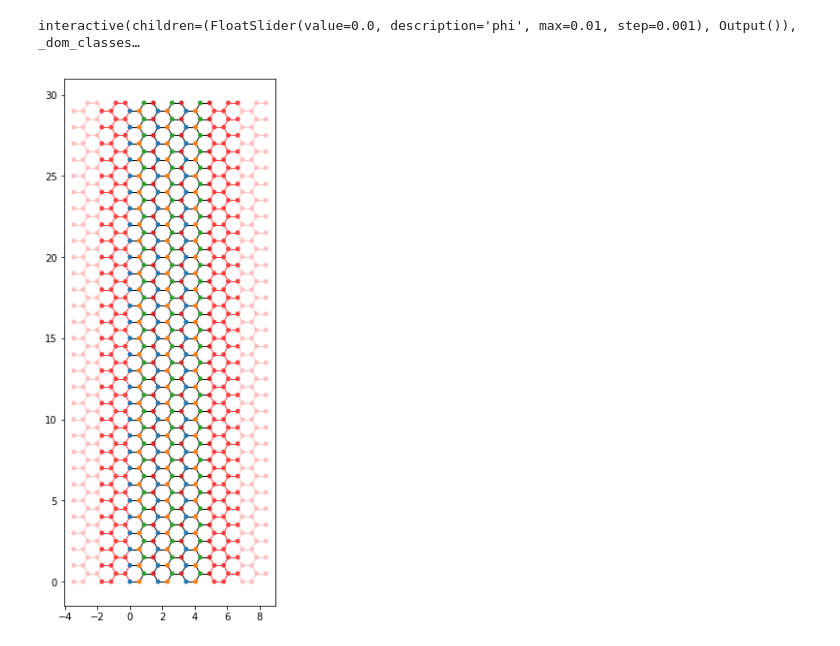
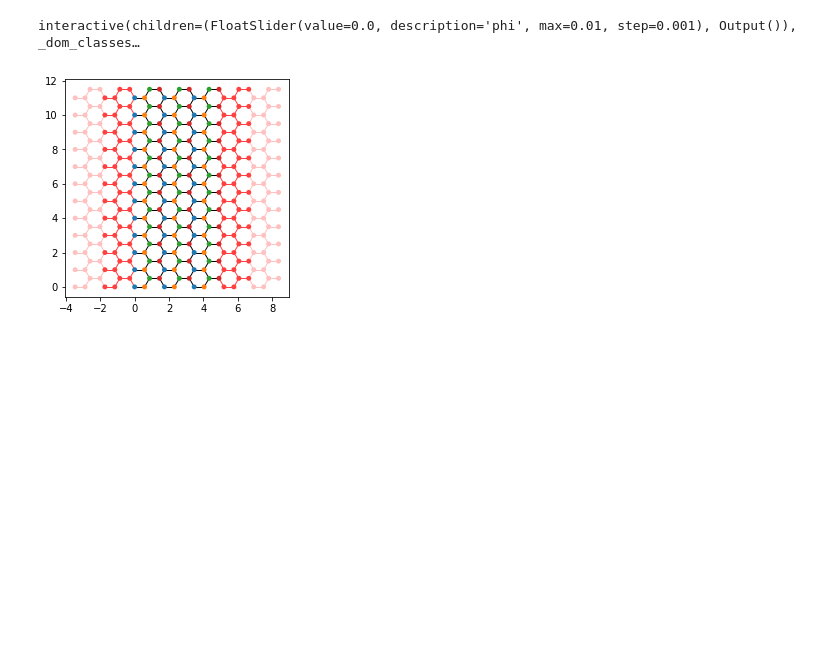
Before and after one commit to hassan-shap/CAR, a Jupyter notebook: graphene_bands.ipynb, the cells around one changed output. Saved outputs shown, nothing was run; the diff lists cells and outputs as text; code cells hidden in the pictures; blank space fills up the shorter version.

```diff
--- a/graphene_bands.ipynb
+++ b/graphene_bands.ipynb
@@ -213,14 +213,14 @@ def make_system(W=200, L=200, m=0.1, mu=0.6, phi=0):
     return syst
 # %%
 # Wsc must be multiples of eight
-W=30
+W=12
 L=4
 syst = make_system(W=W, L=L)
 # Check that the system looks as intended.
 # kwant.plot(syst, colorbar=False,fig_size=(40,10),num_lead_cells=2)
 kwant.plot(syst,num_lead_cells=2)
 # Finalize the system.
 syst = syst.finalized()
 # %% [output]
-[figure, old version]
+[figure, new version]
 # %%
```
Also changed, not shown: parts of 4 cells of this notebook, 14 other files.
